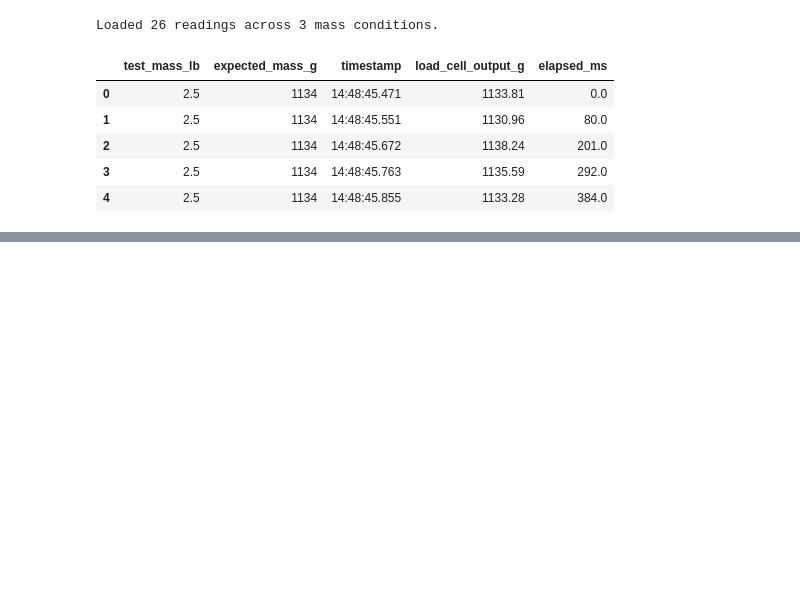
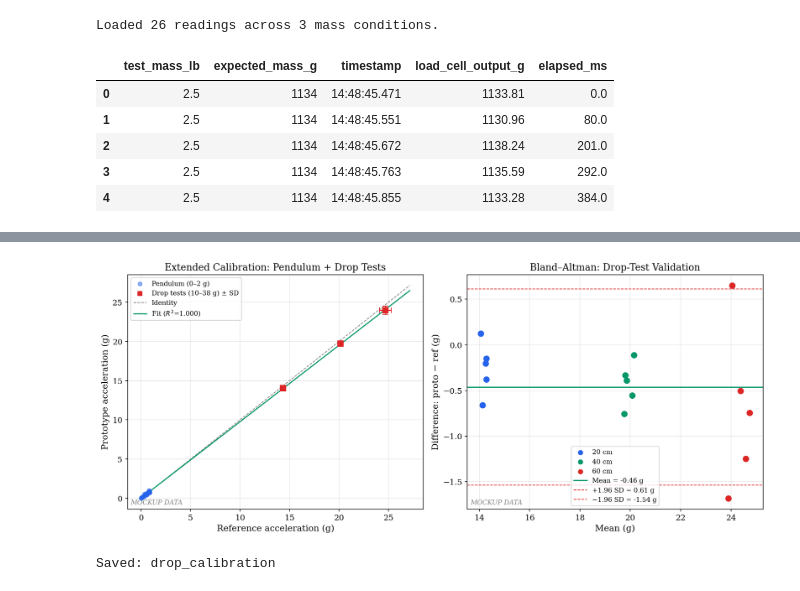
Before and after one commit to dianisay/helmet-impact-sensor, a Jupyter notebook: analysis/calibration_analysis.ipynb, the cells around one changed output, grey strips where cells are left out. Drawn from its saved outputs; the diff is of its cells as text; code cells hidden in the pictures; blank space fills up the shorter version.

```diff
--- a/analysis/calibration_analysis.ipynb
+++ b/analysis/calibration_analysis.ipynb
@@ -454,0 +384,63 @@ LOAD-CELL CALIBRATION
+# %%
+# Combined calibration curve: pendulum + drop tests
+fig, axes = plt.subplots(1, 2, figsize=(13, 5.5))
+
+# Left: full extended range
+ax = axes[0]
+# Pendulum points (proto vs ref using theoretical as reference proxy)
+pend_ref = np.abs(accel_ref)  # use ref magnitudes
+pend_proto = np.abs(accel_proto)
+
+ax.scatter(pend_ref, pend_proto, s=30, color='#2563EB', alpha=0.5, label='Pendulum (0–2 g)', zorder=5)
+
+# Drop test points
+for h, proto, ref in zip(drop_heights_cm, proto_readings, ref_readings):
+    ax.errorbar(ref.mean(), proto.mean(),
+                xerr=ref.std(ddof=1), yerr=proto.std(ddof=1),
+                fmt='s', color='#DC2626', markersize=8, capsize=4, zorder=6)
+ax.scatter([], [], marker='s', color='#DC2626', label='Drop tests (10–38 g) ± SD')
+
+# Identity + regression over full range
+all_ref = np.concatenate([pend_ref, [r.mean() for r in ref_readings]])
+all_proto = np.concatenate([pend_proto, [p.mean() for p in proto_readings]])
+sl, ic, rv, _, _ = stats.linregress(all_ref, all_proto)
+xr = np.linspace(0, all_ref.max() * 1.1, 100)
+ax.plot(xr, xr, '--', color='gray', linewidth=1, label='Identity')
+ax.plot(xr, sl*xr + ic, '-', color='#059669', linewidth=1.5,
+        label=f'Fit ($R^2$={rv**2:.3f})')
+ax.set_xlabel('Reference acceleration (g)'); ax.set_ylabel('Prototype acceleration (g)')
+ax.set_title('Extended Calibration: Pendulum + Drop Tests')
+ax.legend(fontsize=9); ax.grid(True, alpha=0.3)
+
+# Right: drop-test Bland-Altman
+ax2 = axes[1]
+all_ref_drop = np.concatenate(ref_readings)
+all_proto_drop = np.concatenate(proto_readings)
+avg_d = (all_ref_drop + all_proto_drop) / 2
+diff_d = all_proto_drop - all_ref_drop
+md_d = np.mean(diff_d); sd_d = np.std(diff_d, ddof=1)
+ht_colors = np.repeat(['#2563EB', '#059669', '#DC2626'], 5)
+for xi, yi, ci in zip(avg_d, diff_d, ht_colors):
+    ax2.scatter(xi, yi, s=60, color=ci, zorder=5)
+for ci, lbl in zip(['#2563EB','#059669','#DC2626'], ['20 cm','40 cm','60 cm']):
+    ax2.scatter([], [], color=ci, label=lbl)
+ax2.axhline(md_d, color='#059669', linewidth=1.5, label=f'Mean = {md_d:.2f} g')
+ax2.axhline(md_d + 1.96*sd_d, color='#DC2626', linewidth=1, linestyle='--',
+            label=f'+1.96 SD = {md_d+1.96*sd_d:.2f} g')
+ax2.axhline(md_d - 1.96*sd_d, color='#DC2626', linewidth=1, linestyle='--',
+            label=f'−1.96 SD = {md_d-1.96*sd_d:.2f} g')
+ax2.set_xlabel('Mean (g)'); ax2.set_ylabel('Difference: proto − ref (g)')
+ax2.set_title('Bland–Altman: Drop-Test Validation')
+ax2.legend(fontsize=9); ax2.grid(True, alpha=0.3)
+
+if MOCKUP:
+    for a in axes:
+        a.text(0.01, 0.02, 'MOCKUP DATA', transform=a.transAxes,
+               color='gray', fontsize=9, fontstyle='italic')
+fig.tight_layout()
+fig.savefig(FIG_DIR / 'drop_calibration.pdf', bbox_inches='tight')
+fig.savefig(FIG_DIR / 'drop_calibration.png', bbox_inches='tight')
+plt.show(); print('Saved: drop_calibration')
+# %% [output]
+[figure, added]
+Saved: drop_calibration
```
Also changed, not shown: parts of 48 cells of this notebook, 31 other files.
